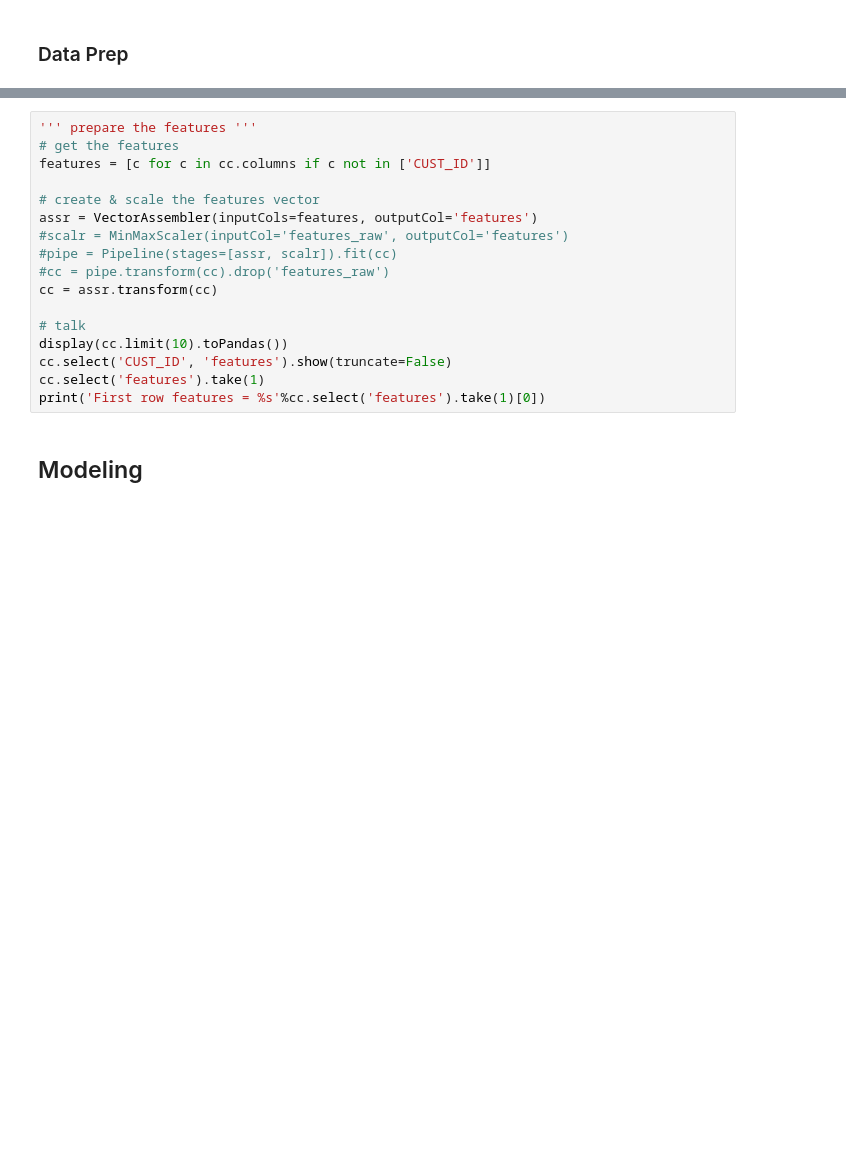
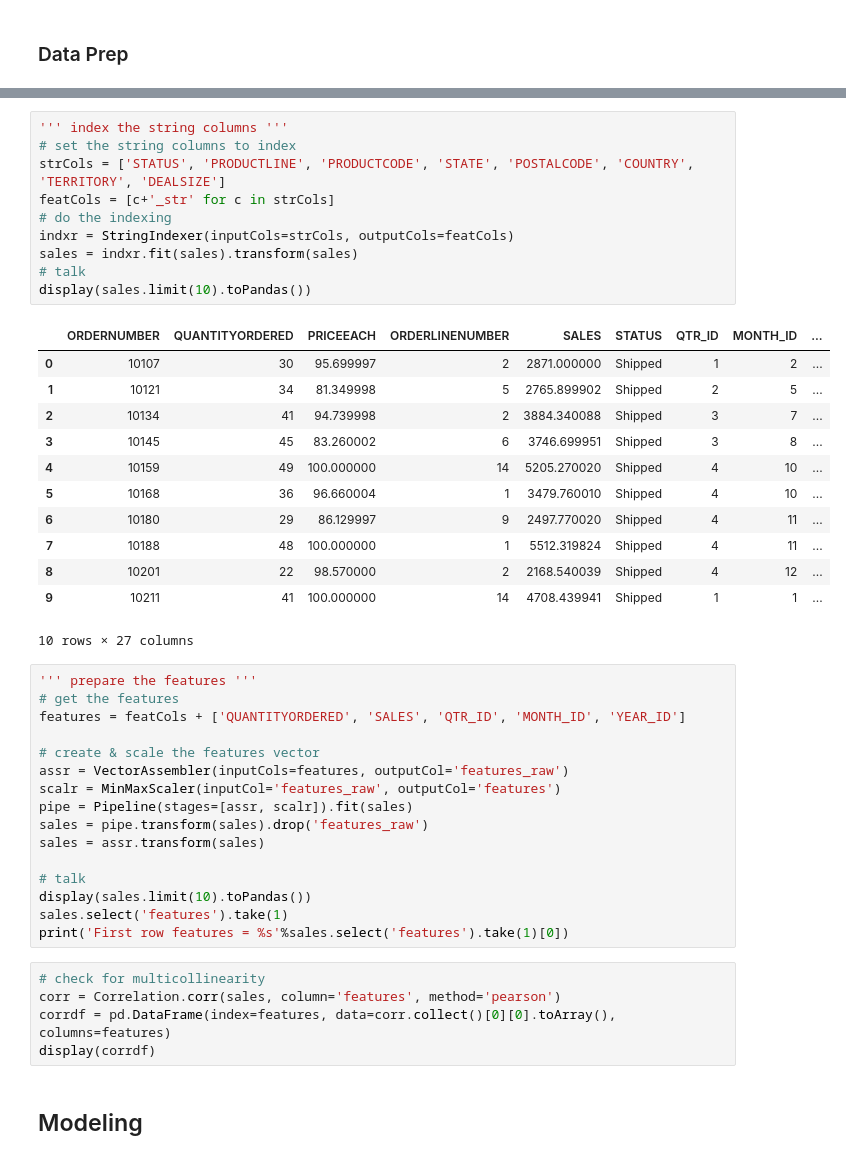
Before and after one commit to ahowe42/pyspark_explore, a Jupyter notebook: pyspark_essentials_udemy/MLLIB_Clustering_GMM.ipynb, the cells around one changed output, grey strips where cells are left out. Saved outputs shown, nothing was run; the diff lists cells and outputs as text; blank space fills up the shorter version.

```diff
--- a/pyspark_essentials_udemy/MLLIB_Clustering_GMM.ipynb
+++ b/pyspark_essentials_udemy/MLLIB_Clustering_GMM.ipynb
@@ -127,20 +188,47 @@ NameError: name 'cc' is not defined
+# %%
+''' index the string columns '''
+# set the string columns to index
+strCols = ['STATUS', 'PRODUCTLINE', 'PRODUCTCODE', 'STATE', 'POSTALCODE', 'COUNTRY', 'TERRITORY', 'DEALSIZE']
+featCols = [c+'_str' for c in strCols]
+# do the indexing
+indxr = StringIndexer(inputCols=strCols, outputCols=featCols)
+sales = indxr.fit(sales).transform(sales)
+# talk
+display(sales.limit(10).toPandas())
+# %% [output]
+|  | ORDERNUMBER | QUANTITYORDERED | PRICEEACH | ORDERLINENUMBER | SALES | STATUS | QTR_ID | MONTH_ID | ... |
+| 0 | 10107 | 30 | 95.699997 | 2 | 2871.000000 | Shipped | 1 | 2 | ... |
+| 1 | 10121 | 34 | 81.349998 | 5 | 2765.899902 | Shipped | 2 | 5 | ... |
+| 2 | 10134 | 41 | 94.739998 | 2 | 3884.340088 | Shipped | 3 | 7 | ... |
+| 3 | 10145 | 45 | 83.260002 | 6 | 3746.699951 | Shipped | 3 | 8 | ... |
+| 4 | 10159 | 49 | 100.000000 | 14 | 5205.270020 | Shipped | 4 | 10 | ... |
+| 5 | 10168 | 36 | 96.660004 | 1 | 3479.760010 | Shipped | 4 | 10 | ... |
+| 6 | 10180 | 29 | 86.129997 | 9 | 2497.770020 | Shipped | 4 | 11 | ... |
+| 7 | 10188 | 48 | 100.000000 | 1 | 5512.319824 | Shipped | 4 | 11 | ... |
+| 8 | 10201 | 22 | 98.570000 | 2 | 2168.540039 | Shipped | 4 | 12 | ... |
+| 9 | 10211 | 41 | 100.000000 | 14 | 4708.439941 | Shipped | 1 | 1 | ... |
+10 rows × 27 columns
 # %%
 ''' prepare the features '''
 # get the features
-features = [c for c in cc.columns if c not in ['CUST_ID']]
+features = featCols + ['QUANTITYORDERED', 'SALES', 'QTR_ID', 'MONTH_ID', 'YEAR_ID']
 
 # create & scale the features vector
-assr = VectorAssembler(inputCols=features, outputCol='features')
-#scalr = MinMaxScaler(inputCol='features_raw', outputCol='features')
-#pipe = Pipeline(stages=[assr, scalr]).fit(cc)
-#cc = pipe.transform(cc).drop('features_raw')
-cc = assr.transform(cc)
+assr = VectorAssembler(inputCols=features, outputCol='features_raw')
+scalr = MinMaxScaler(inputCol='features_raw', outputCol='features')
+pipe = Pipeline(stages=[assr, scalr]).fit(sales)
+sales = pipe.transform(sales).drop('features_raw')
+sales = assr.transform(sales)
 
 # talk
-display(cc.limit(10).toPandas())
-cc.select('CUST_ID', 'features').show(truncate=False)
-cc.select('features').take(1)
-print('First row features = %s'%cc.select('features').take(1)[0])
+display(sales.limit(10).toPandas())
+sales.select('features').take(1)
+print('First row features = %s'%sales.select('features').take(1)[0])
+# %%
+# check for multicollinearity
+corr = Correlation.corr(sales, column='features', method='pearson')
+corrdf = pd.DataFrame(index=features, data=corr.collect()[0][0].toArray(), columns=features)
+display(corrdf)
 # %% [markdown]
 ## Modeling
 # %%
```
Also changed, not shown: parts of 7 cells of this notebook.
